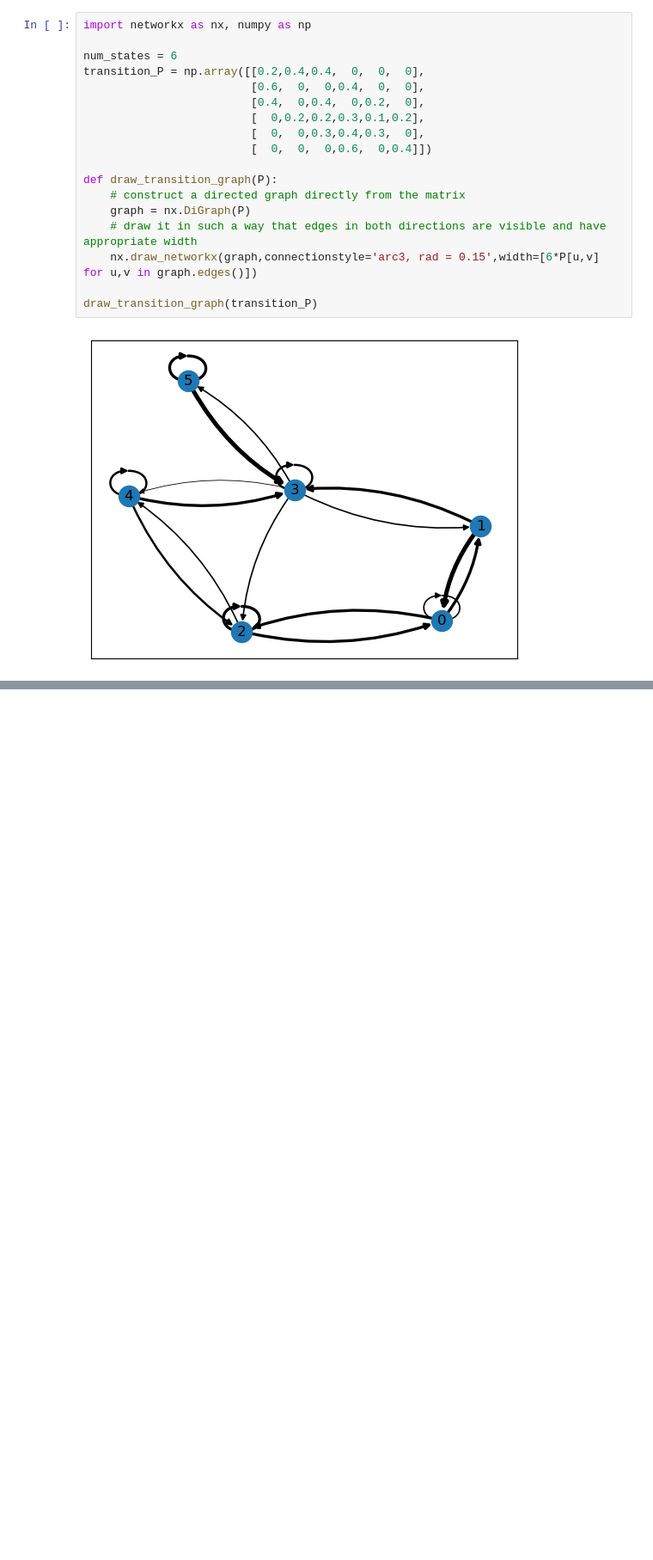
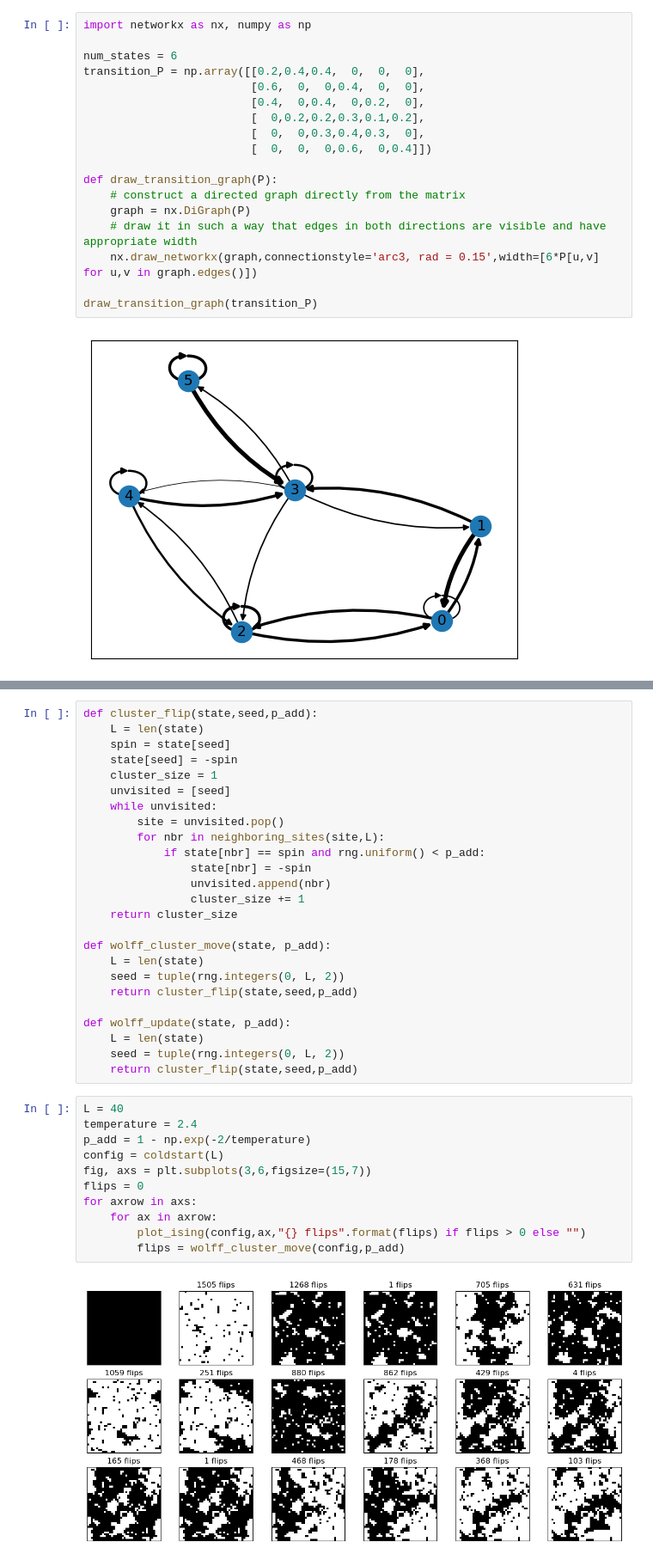
Before and after one commit to GregoryLJohnson/IMP_book, a Jupyter notebook: MCMC.ipynb, the cells around one changed output, grey strips where cells are left out. Shown at 86% size. Drawn from its saved outputs; the diff is of its cells as text; blank space fills up the shorter version.

```diff
--- a/MCMC.ipynb
+++ b/MCMC.ipynb
@@ -42,0 +297,38 @@ draw_transition_graph(transition_P)
+# %%
+def cluster_flip(state,seed,p_add):
+    L = len(state)
+    spin = state[seed]
+    state[seed] = -spin
+    cluster_size = 1
+    unvisited = [seed]
+    while unvisited:
+        site = unvisited.pop()
+        for nbr in neighboring_sites(site,L):
+            if state[nbr] == spin and rng.uniform() < p_add:
+                state[nbr] = -spin
+                unvisited.append(nbr)
+                cluster_size += 1
+    return cluster_size
+
+def wolff_cluster_move(state, p_add):
+    L = len(state)
+    seed = tuple(rng.integers(0, L, 2))
+    return cluster_flip(state,seed,p_add)
+
+def wolff_update(state, p_add):
+    L = len(state)
+    seed = tuple(rng.integers(0, L, 2))
+    return cluster_flip(state,seed,p_add)
+# %%
+L = 40
+temperature = 2.4
+p_add = 1 - np.exp(-2/temperature)
+config = coldstart(L)
+fig, axs = plt.subplots(3,6,figsize=(15,7))
+flips = 0
+for axrow in axs:
+    for ax in axrow:
+        plot_ising(config,ax,"{} flips".format(flips) if flips > 0 else "")
+        flips = wolff_cluster_move(config,p_add)
+# %% [output]
+[figure, added]
```
Also changed, not shown: parts of 30 cells of this notebook, 8 other files.
